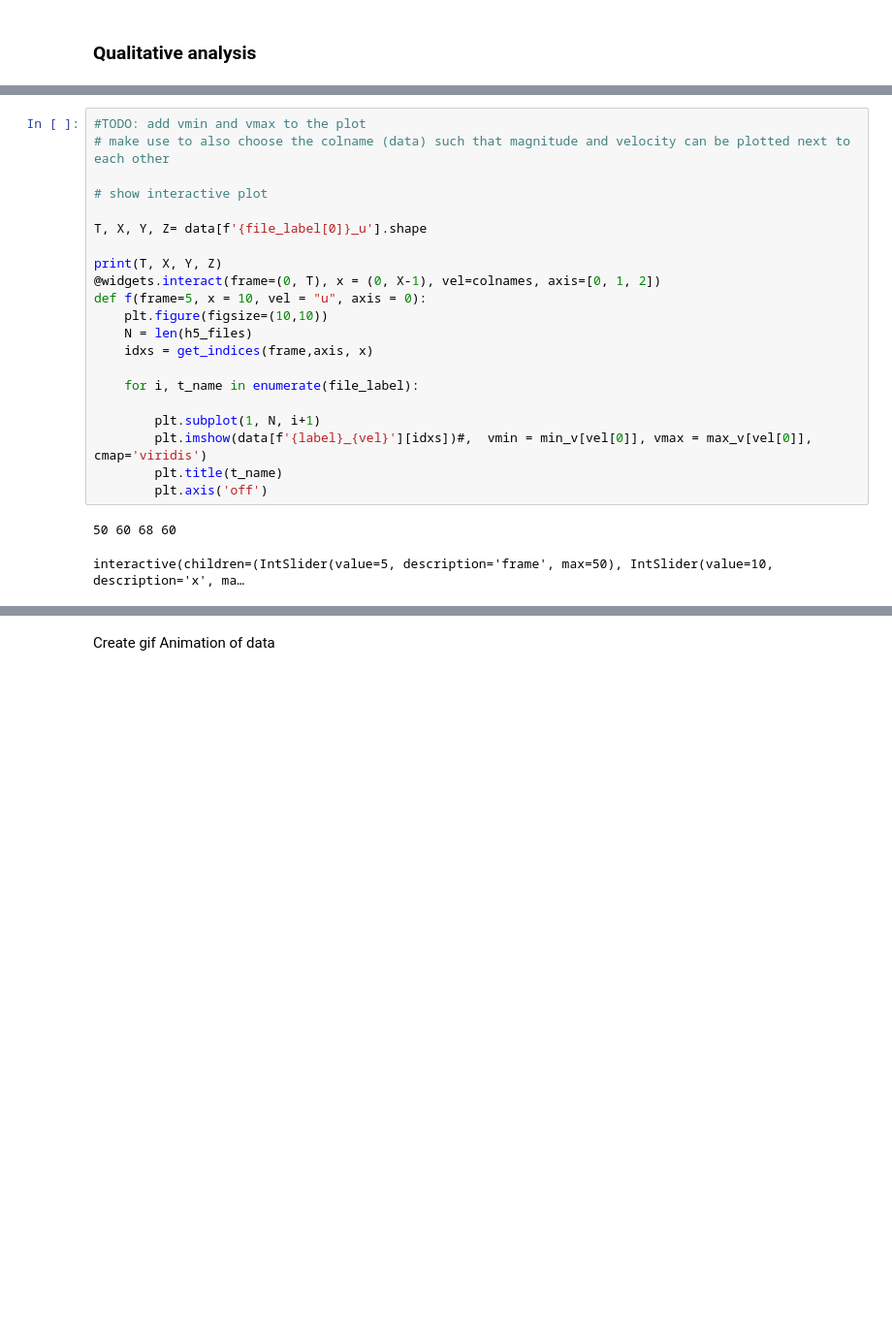
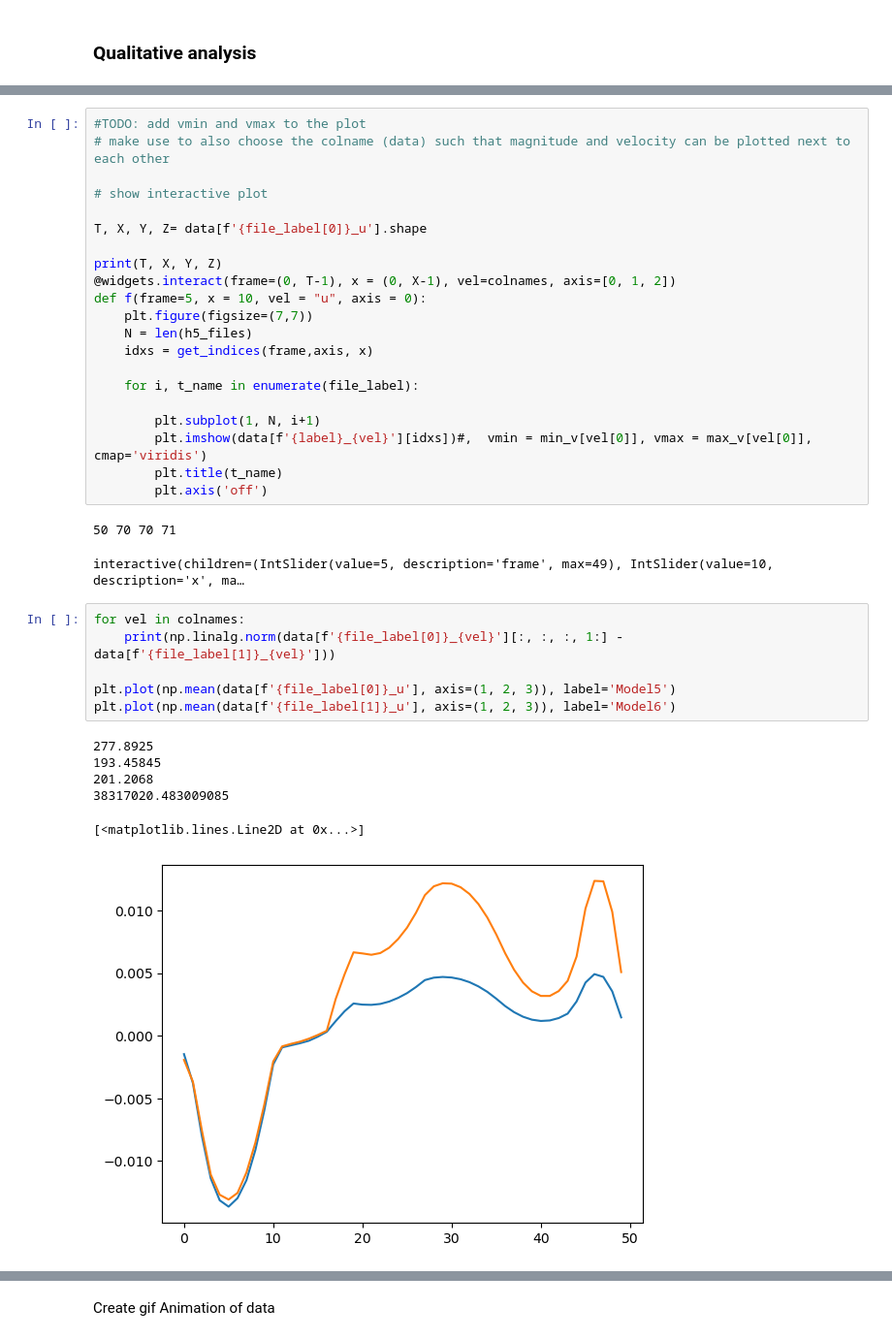
Before and after one commit to PiaaCaa/4DFlowNet, a Jupyter notebook: src/notebooks/data_inspection.ipynb, the cells around one changed output, grey strips where cells are left out. Shown at 97% size. Drawn from its saved outputs; the diff is of its cells as text; blank space fills up the shorter version.

```diff
--- a/src/notebooks/data_inspection.ipynb
+++ b/src/notebooks/data_inspection.ipynb
@@ -40,9 +40,9 @@ for h5_file, label in zip(h5_files, file_label):
 T, X, Y, Z= data[f'{file_label[0]}_u'].shape
 
 print(T, X, Y, Z)
-@widgets.interact(frame=(0, T), x = (0, X-1), vel=colnames, axis=[0, 1, 2])
+@widgets.interact(frame=(0, T-1), x = (0, X-1), vel=colnames, axis=[0, 1, 2])
 def f(frame=5, x = 10, vel = "u", axis = 0):
-    plt.figure(figsize=(10,10))
+    plt.figure(figsize=(7,7))
     N = len(h5_files)
     idxs = get_indices(frame,axis, x)
 
@@ -53,8 +53,21 @@ def f(frame=5, x = 10, vel = "u", axis = 0):
         plt.title(t_name)
         plt.axis('off')
 # %% [output]
-50 60 68 60
+50 70 70 71
-interactive(children=(IntSlider(value=5, description='frame', max=50), IntSlider(value=10, description='x', ma…
+interactive(children=(IntSlider(value=5, description='frame', max=49), IntSlider(value=10, description='x', ma…
+# %%
+for vel in colnames:
+    print(np.linalg.norm(data[f'{file_label[0]}_{vel}'][:, :, :, 1:] - data[f'{file_label[1]}_{vel}']))
+
+plt.plot(np.mean(data[f'{file_label[0]}_u'], axis=(1, 2, 3)), label='Model5')
+plt.plot(np.mean(data[f'{file_label[1]}_u'], axis=(1, 2, 3)), label='Model6')
+# %% [output]
+277.8925
+193.45845
+201.2068
+38317020.483009085
+[<matplotlib.lines.Line2D at 0x...>]
+[figure, added]
 # %%
 
 def bbox2_3D(img):
```
Also changed, not shown: parts of 4 cells of this notebook.
